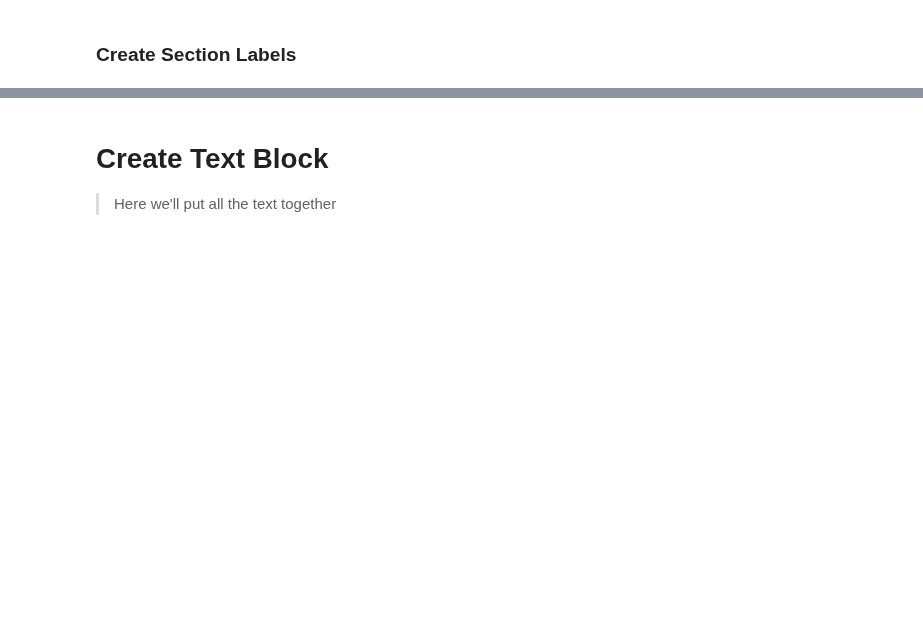
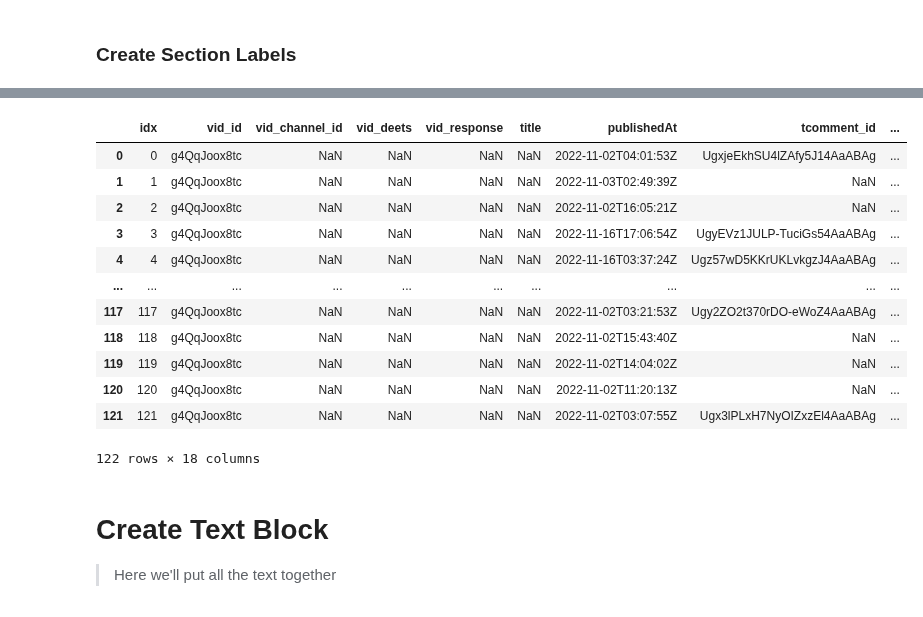
Before and after one commit to daveramseymusic/biobert-bern, a Jupyter notebook: nbs/01_found_my_fitness_bioBert_BERN.ipynb, the cells around one changed output, grey strips where cells are left out. Cells and saved outputs as stored; diff of their text form; code cells hidden in the pictures; blank space fills up the shorter version.

```diff
--- a/nbs/01_found_my_fitness_bioBert_BERN.ipynb
+++ b/nbs/01_found_my_fitness_bioBert_BERN.ipynb
@@ -21,3 +34,5 @@ import numpy as np
 # %%
-path = Path('../..')
-comment_csv= 'found_my_fitness_UCWF8SqJVNlx-ctXbLswcTcA_youtube_comments_only_122rows.csv'
+path = Path('../..') # save path
+comment_csv= 'found_my_fitness_UCWF8SqJVNlx-ctXbLswcTcA_youtube_comments_and_vid_info_173rows.csv'
+coms = pd.read_csv(path/comment_csv) #load csv
+coms.rename(columns = {'comment': 'comments'},inplace=True) # rename comment to comments
@@ -40,3 +70,19 @@ coms = create_com_with_idx(coms)
+# %%
+coms
+# %% [output]
+|  | idx | vid_id | vid_channel_id | vid_deets | vid_response | title | publishedAt | tcomment_id | ... |
+| 0 | 0 | g4QqJoox8tc | NaN | NaN | NaN | NaN | 2022-11-02T04:01:53Z | UgxjeEkhSU4lZAfy5J14AaABAg | ... |
+| 1 | 1 | g4QqJoox8tc | NaN | NaN | NaN | NaN | 2022-11-03T02:49:39Z | NaN | ... |
+| 2 | 2 | g4QqJoox8tc | NaN | NaN | NaN | NaN | 2022-11-02T16:05:21Z | NaN | ... |
+| 3 | 3 | g4QqJoox8tc | NaN | NaN | NaN | NaN | 2022-11-16T17:06:54Z | UgyEVz1JULP-TuciGs54AaABAg | ... |
+| 4 | 4 | g4QqJoox8tc | NaN | NaN | NaN | NaN | 2022-11-16T03:37:24Z | Ugz57wD5KKrUKLvkgzJ4AaABAg | ... |
+| ... | ... | ... | ... | ... | ... | ... | ... | ... | ... |
+| 117 | 117 | g4QqJoox8tc | NaN | NaN | NaN | NaN | 2022-11-02T03:21:53Z | Ugy2ZO2t370rDO-eWoZ4AaABAg | ... |
+| 118 | 118 | g4QqJoox8tc | NaN | NaN | NaN | NaN | 2022-11-02T15:43:40Z | NaN | ... |
+| 119 | 119 | g4QqJoox8tc | NaN | NaN | NaN | NaN | 2022-11-02T14:04:02Z | NaN | ... |
+| 120 | 120 | g4QqJoox8tc | NaN | NaN | NaN | NaN | 2022-11-02T11:20:13Z | NaN | ... |
+| 121 | 121 | g4QqJoox8tc | NaN | NaN | NaN | NaN | 2022-11-02T03:07:55Z | Ugx3lPLxH7NyOIZxzEl4AaABAg | ... |
+122 rows × 18 columns
 # %% [markdown]
 # Create Text Block
 > Here we'll put all the text together
```
Also changed, not shown: parts of 36 cells of this notebook, 2 other files.
